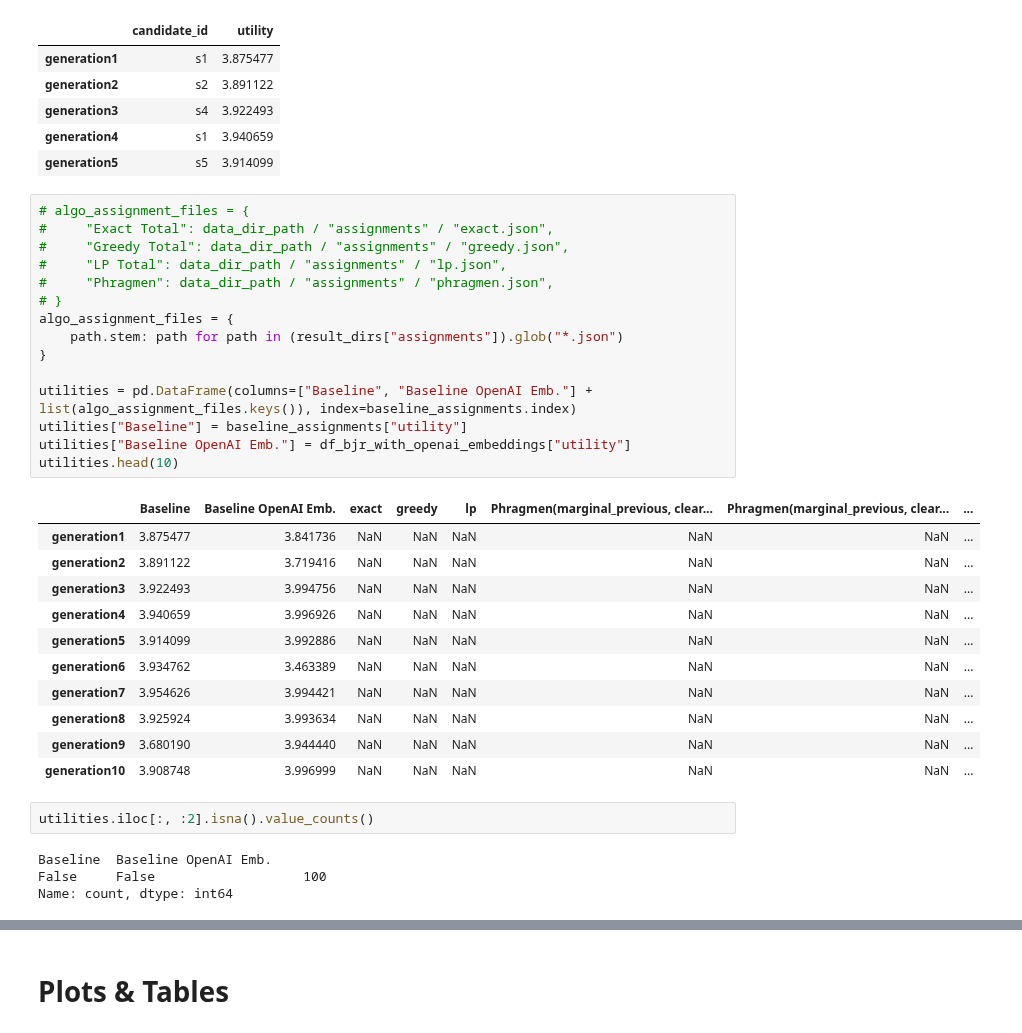
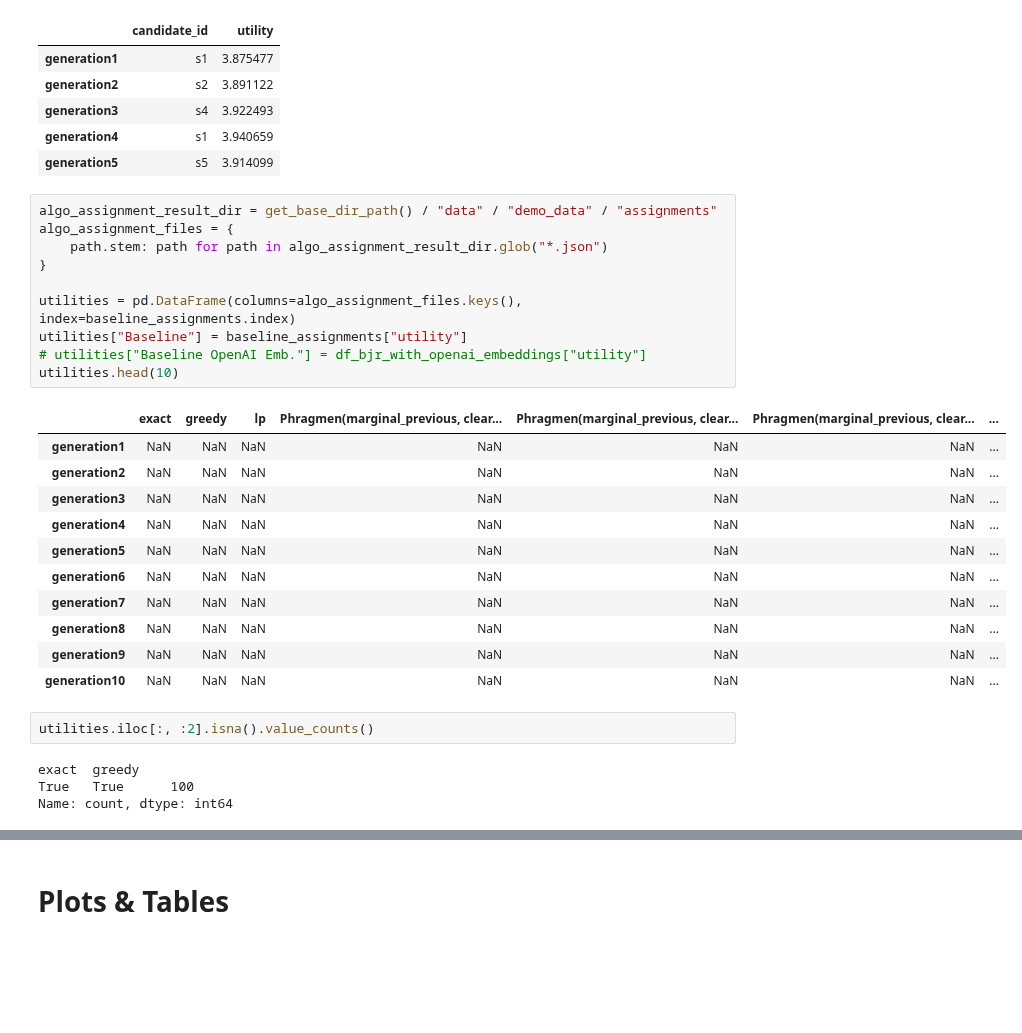
Before and after one commit to aaron-sandoval/generative_social_choice, a Jupyter notebook: generative_social_choice/plots/generate_plots.ipynb, the cells around one changed output, grey strips where cells are left out. Saved outputs shown, nothing was run; the diff lists cells and outputs as text; blank space fills up the shorter version.

```diff
--- a/generative_social_choice/plots/generate_plots.ipynb
+++ b/generative_social_choice/plots/generate_plots.ipynb
@@ -103,37 +60,32 @@ baseline_assignments.head()
 | generation4 | s1 | 3.940659 |
 | generation5 | s5 | 3.914099 |
 # %%
-# algo_assignment_files = {
-#     "Exact Total": data_dir_path / "assignments" / "exact.json",
-#     "Greedy Total": data_dir_path / "assignments" / "greedy.json",
-#     "LP Total": data_dir_path / "assignments" / "lp.json",
-#     "Phragmen": data_dir_path / "assignments" / "phragmen.json",
-# }
+algo_assignment_result_dir = get_base_dir_path() / "data" / "demo_data" / "assignments"
 algo_assignment_files = {
-    path.stem: path for path in (result_dirs["assignments"]).glob("*.json")
+    path.stem: path for path in algo_assignment_result_dir.glob("*.json")
 }
 
-utilities = pd.DataFrame(columns=["Baseline", "Baseline OpenAI Emb."] + list(algo_assignment_files.keys()), index=baseline_assignments.index)
+utilities = pd.DataFrame(columns=algo_assignment_files.keys(), index=baseline_assignments.index)
 utilities["Baseline"] = baseline_assignments["utility"]
-utilities["Baseline OpenAI Emb."] = df_bjr_with_openai_embeddings["utility"]
+# utilities["Baseline OpenAI Emb."] = df_bjr_with_openai_embeddings["utility"]
 utilities.head(10)
 # %% [output]
-|  | Baseline | Baseline OpenAI Emb. | exact | greedy | lp | Phragmen(marginal_previous, clear... | Phragmen(marginal_previous, clear... | ... |
-| generation1 | 3.875477 | 3.841736 | NaN | NaN | NaN | NaN | NaN | ... |
-| generation2 | 3.891122 | 3.719416 | NaN | NaN | NaN | NaN | NaN | ... |
-| generation3 | 3.922493 | 3.994756 | NaN | NaN | NaN | NaN | NaN | ... |
-| generation4 | 3.940659 | 3.996926 | NaN | NaN | NaN | NaN | NaN | ... |
-| generation5 | 3.914099 | 3.992886 | NaN | NaN | NaN | NaN | NaN | ... |
-| generation6 | 3.934762 | 3.463389 | NaN | NaN | NaN | NaN | NaN | ... |
-| generation7 | 3.954626 | 3.994421 | NaN | NaN | NaN | NaN | NaN | ... |
-| generation8 | 3.925924 | 3.993634 | NaN | NaN | NaN | NaN | NaN | ... |
-| generation9 | 3.680190 | 3.944440 | NaN | NaN | NaN | NaN | NaN | ... |
-| generation10 | 3.908748 | 3.996999 | NaN | NaN | NaN | NaN | NaN | ... |
+|  | exact | greedy | lp | Phragmen(marginal_previous, clear... | Phragmen(marginal_previous, clear... | Phragmen(marginal_previous, clear... | ... |
+| generation1 | NaN | NaN | NaN | NaN | NaN | NaN | ... |
+| generation2 | NaN | NaN | NaN | NaN | NaN | NaN | ... |
+| generation3 | NaN | NaN | NaN | NaN | NaN | NaN | ... |
+| generation4 | NaN | NaN | NaN | NaN | NaN | NaN | ... |
+| generation5 | NaN | NaN | NaN | NaN | NaN | NaN | ... |
+| generation6 | NaN | NaN | NaN | NaN | NaN | NaN | ... |
+| generation7 | NaN | NaN | NaN | NaN | NaN | NaN | ... |
+| generation8 | NaN | NaN | NaN | NaN | NaN | NaN | ... |
+| generation9 | NaN | NaN | NaN | NaN | NaN | NaN | ... |
+| generation10 | NaN | NaN | NaN | NaN | NaN | NaN | ... |
 # %%
 utilities.iloc[:, :2].isna().value_counts()
 # %% [output]
-Baseline  Baseline OpenAI Emb.
-False     False                   100
+exact  greedy
+True   True      100
 Name: count, dtype: int64
 # %%
 
```
Also changed, not shown: parts of 23 cells of this notebook, 2 other files.
